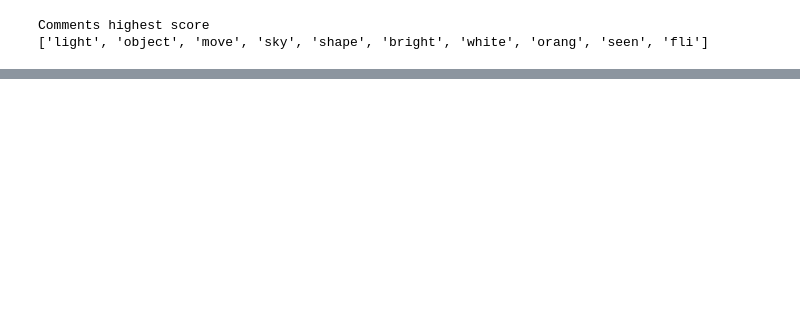
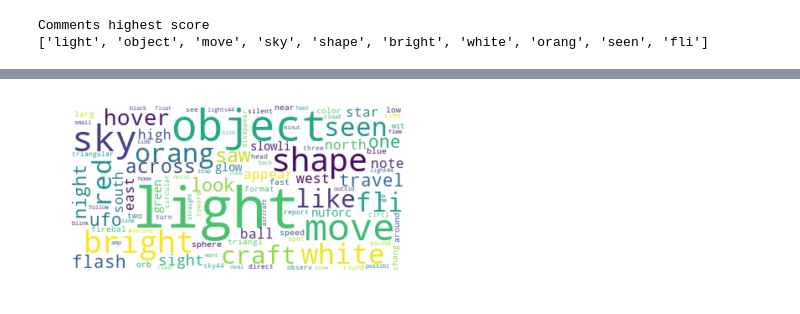
Before and after one commit to introds/introds.github.io, a Jupyter notebook: notebooks/ufo_description_processing.ipynb, the cells around one changed output, grey strips where cells are left out. Saved outputs shown, nothing was run; the diff lists cells and outputs as text; code cells hidden in the pictures; blank space fills up the shorter version.

```diff
--- a/notebooks/ufo_description_processing.ipynb
+++ b/notebooks/ufo_description_processing.ipynb
@@ -109,0 +104,17 @@ ModuleNotFoundError: No module named 'wordcloud'
+# %%
+words = vectorizer.get_feature_names()
+scores = pd.DataFrame({'word': words, 'pos': X[0].toarray()[0]})
+# %%
+from wordcloud import WordCloud
+
+def cloud(d):
+    wc = WordCloud(background_color="white")
+    wc.generate_from_frequencies(d)
+    plt.imshow(wc, interpolation="bilinear")
+    plt.axis("off")
+    plt.show()
+
+top_pos = scores.sort_values(by="pos", ascending=False).head(100)
+cloud(dict(zip(top_pos.word, top_pos.pos)))
+# %% [output]
+[figure, added]
```
Also changed, not shown: parts of 3 cells of this notebook, 1 other file.
